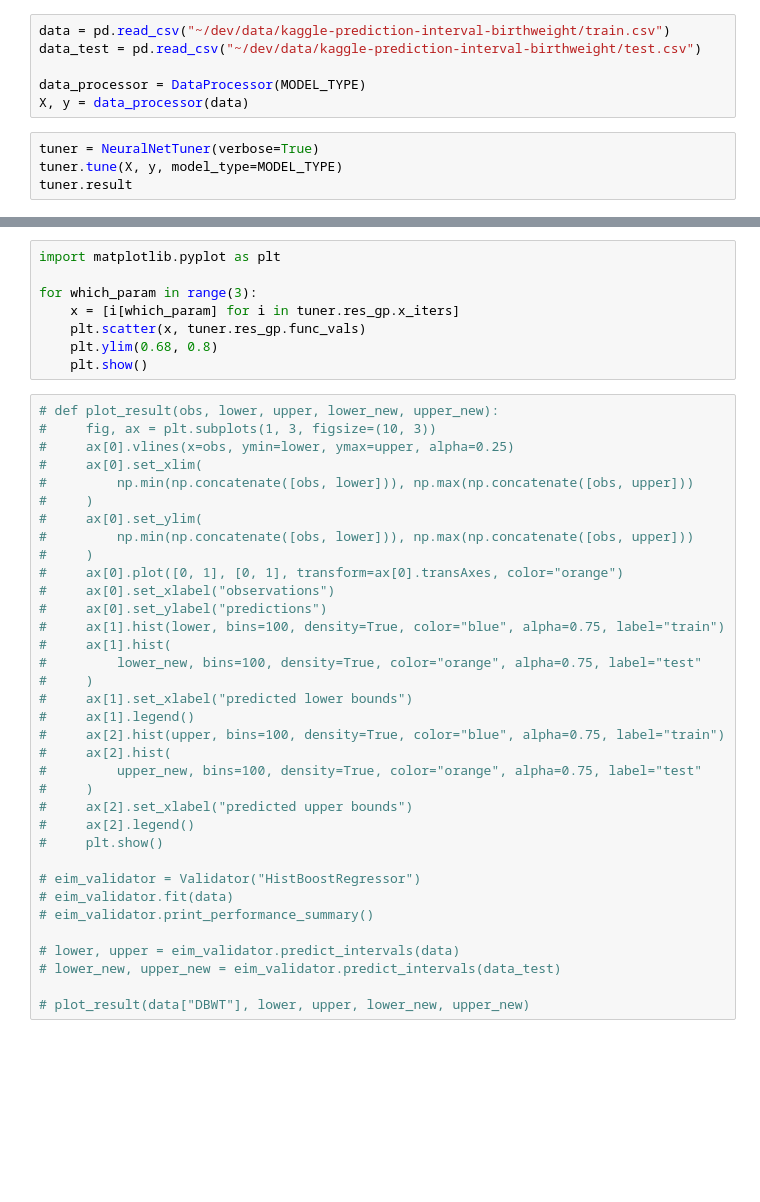
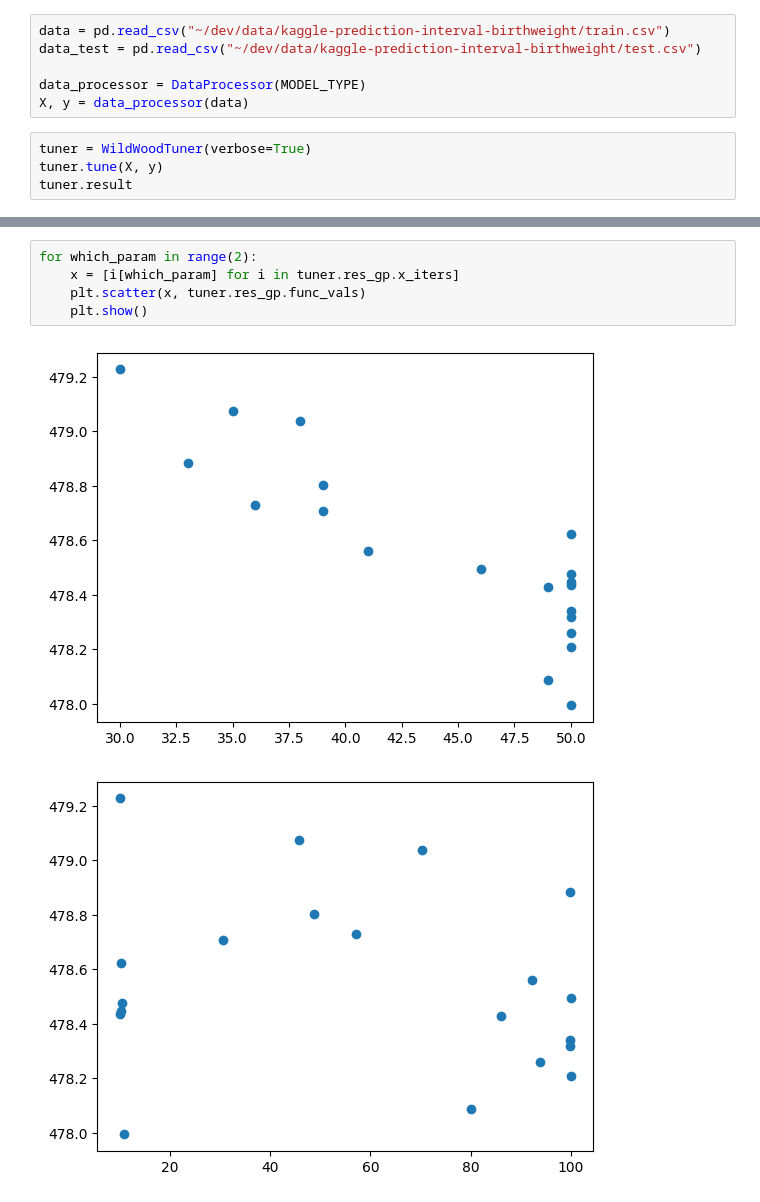
Before and after one commit to hrmerrill/kaggle-prediction-interval-birthweight, a Jupyter notebook: notebooks/testing.ipynb, the cells around one changed output, grey strips where cells are left out. Saved outputs shown, nothing was run; the diff lists cells and outputs as text; blank space fills up the shorter version.

```diff
--- a/notebooks/testing.ipynb
+++ b/notebooks/testing.ipynb
@@ -24,8 +25,8 @@ data_test = pd.read_csv("~/dev/data/kaggle-prediction-interval-birthweight/test.
 data_processor = DataProcessor(MODEL_TYPE)
 X, y = data_processor(data)
 # %%
-tuner = NeuralNetTuner(verbose=True)
-tuner.tune(X, y, model_type=MODEL_TYPE)
+tuner = WildWoodTuner(verbose=True)
+tuner.tune(X, y)
 tuner.result
 # %% [output]
 Iteration No: 1 started. Evaluating function at random point.
@@ -58,43 +51,8 @@ Calibrating with Mapie.
 # %%
-import matplotlib.pyplot as plt
-
-for which_param in range(3):
+for which_param in range(2):
     x = [i[which_param] for i in tuner.res_gp.x_iters]
     plt.scatter(x, tuner.res_gp.func_vals)
-    plt.ylim(0.68, 0.8)
     plt.show()
+# %% [output]
+[figure, added]
+[figure, added]
-# %%
-# def plot_result(obs, lower, upper, lower_new, upper_new):
-#     fig, ax = plt.subplots(1, 3, figsize=(10, 3))
-#     ax[0].vlines(x=obs, ymin=lower, ymax=upper, alpha=0.25)
-#     ax[0].set_xlim(
-#         np.min(np.concatenate([obs, lower])), np.max(np.concatenate([obs, upper]))
-#     )
-#     ax[0].set_ylim(
-#         np.min(np.concatenate([obs, lower])), np.max(np.concatenate([obs, upper]))
-#     )
-#     ax[0].plot([0, 1], [0, 1], transform=ax[0].transAxes, color="orange")
-#     ax[0].set_xlabel("observations")
-#     ax[0].set_ylabel("predictions")
-#     ax[1].hist(lower, bins=100, density=True, color="blue", alpha=0.75, label="train")
-#     ax[1].hist(
-#         lower_new, bins=100, density=True, color="orange", alpha=0.75, label="test"
-#     )
-#     ax[1].set_xlabel("predicted lower bounds")
-#     ax[1].legend()
-#     ax[2].hist(upper, bins=100, density=True, color="blue", alpha=0.75, label="train")
-#     ax[2].hist(
-#         upper_new, bins=100, density=True, color="orange", alpha=0.75, label="test"
-#     )
-#     ax[2].set_xlabel("predicted upper bounds")
-#     ax[2].legend()
-#     plt.show()
-
-# eim_validator = Validator("HistBoostRegressor")
-# eim_validator.fit(data)
-# eim_validator.print_performance_summary()
-
-# lower, upper = eim_validator.predict_intervals(data)
-# lower_new, upper_new = eim_validator.predict_intervals(data_test)
-
-# plot_result(data["DBWT"], lower, upper, lower_new, upper_new)
```
Also changed, not shown: parts of 3 cells of this notebook, 10 other files.
